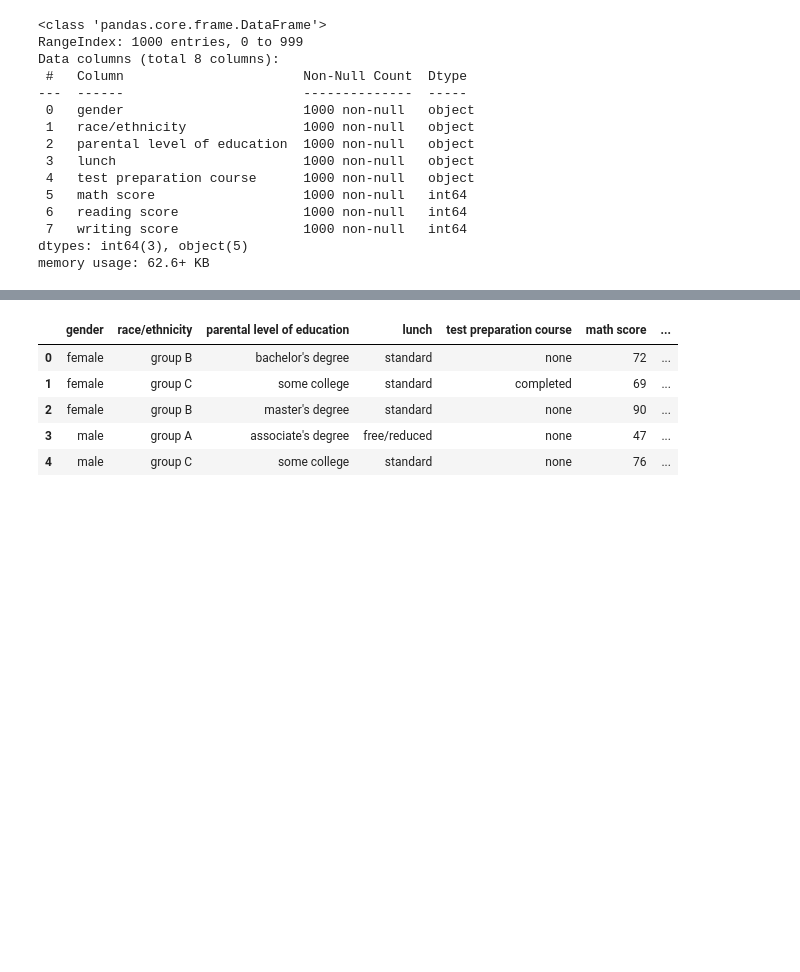
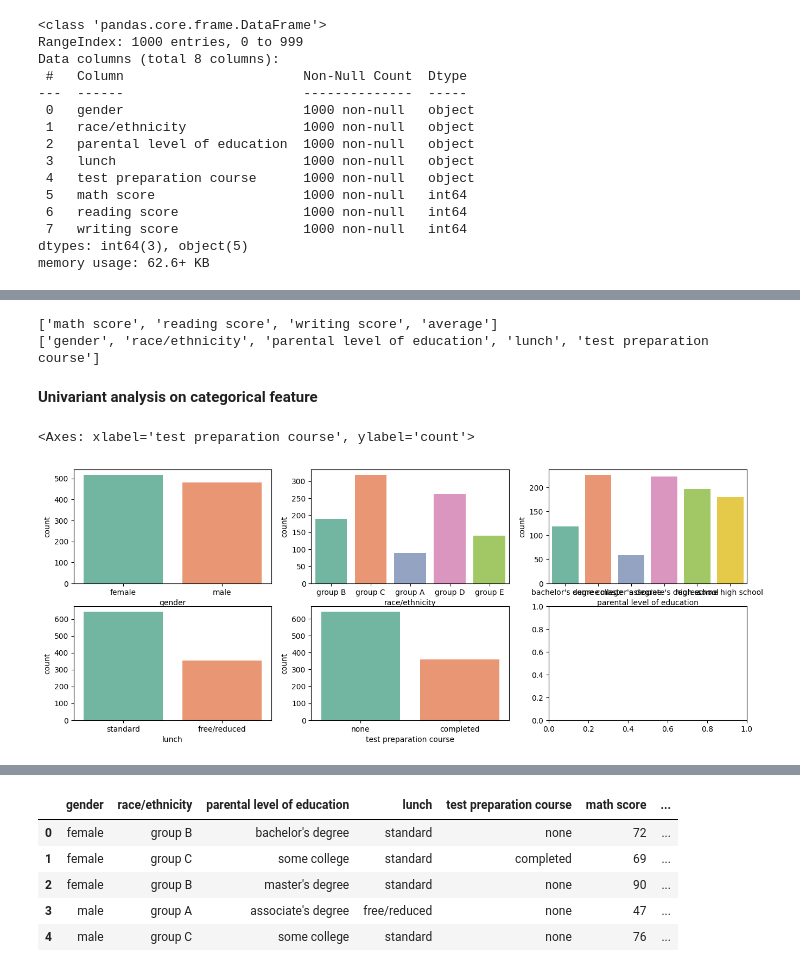
Before and after one commit to kumarshivam99/EDA_using_python, a Jupyter notebook: EDA_Students_Performance_Indicator.ipynb, the cells around one changed output, grey strips where cells are left out. Saved outputs shown, nothing was run; the diff lists cells and outputs as text; code cells hidden in the pictures; blank space fills up the shorter version.

```diff
--- a/EDA_Students_Performance_Indicator.ipynb
+++ b/EDA_Students_Performance_Indicator.ipynb
@@ -50,0 +205,22 @@ memory usage: 62.6+ KB
+# %%
+#segrregate numerical and categorical features
+numerical_features=[feature for feature in df.columns if df[feature].dtype!='O']
+categorical_feature=[feature for feature in df.columns if df[feature].dtype=='O']
+print(numerical_features)
+print(categorical_feature)
+# %% [output]
+['math score', 'reading score', 'writing score', 'average']
+['gender', 'race/ethnicity', 'parental level of education', 'lunch', 'test preparation course']
+# %% [markdown]
+**Univariant analysis on categorical feature**
+# %%
+#Count of different category
+fig, axes = plt.subplots(2, 3, figsize=(16, 6))
+sns.countplot(df, x= 'gender', palette='Set2', ax=axes[0, 0])
+sns.countplot(df, x= 'race/ethnicity', palette='Set2', ax=axes[0, 1])
+sns.countplot(df, x= 'parental level of education', palette='Set2', ax=axes[0, 2])
+sns.countplot(df, x= 'lunch', palette='Set2', ax=axes[1, 0])
+sns.countplot(df, x= 'test preparation course', palette='Set2', ax=axes[1, 1])
+# %% [output]
+<Axes: xlabel='test preparation course', ylabel='count'>
+[figure, added]
```
Also changed, not shown: parts of 70 cells of this notebook.
